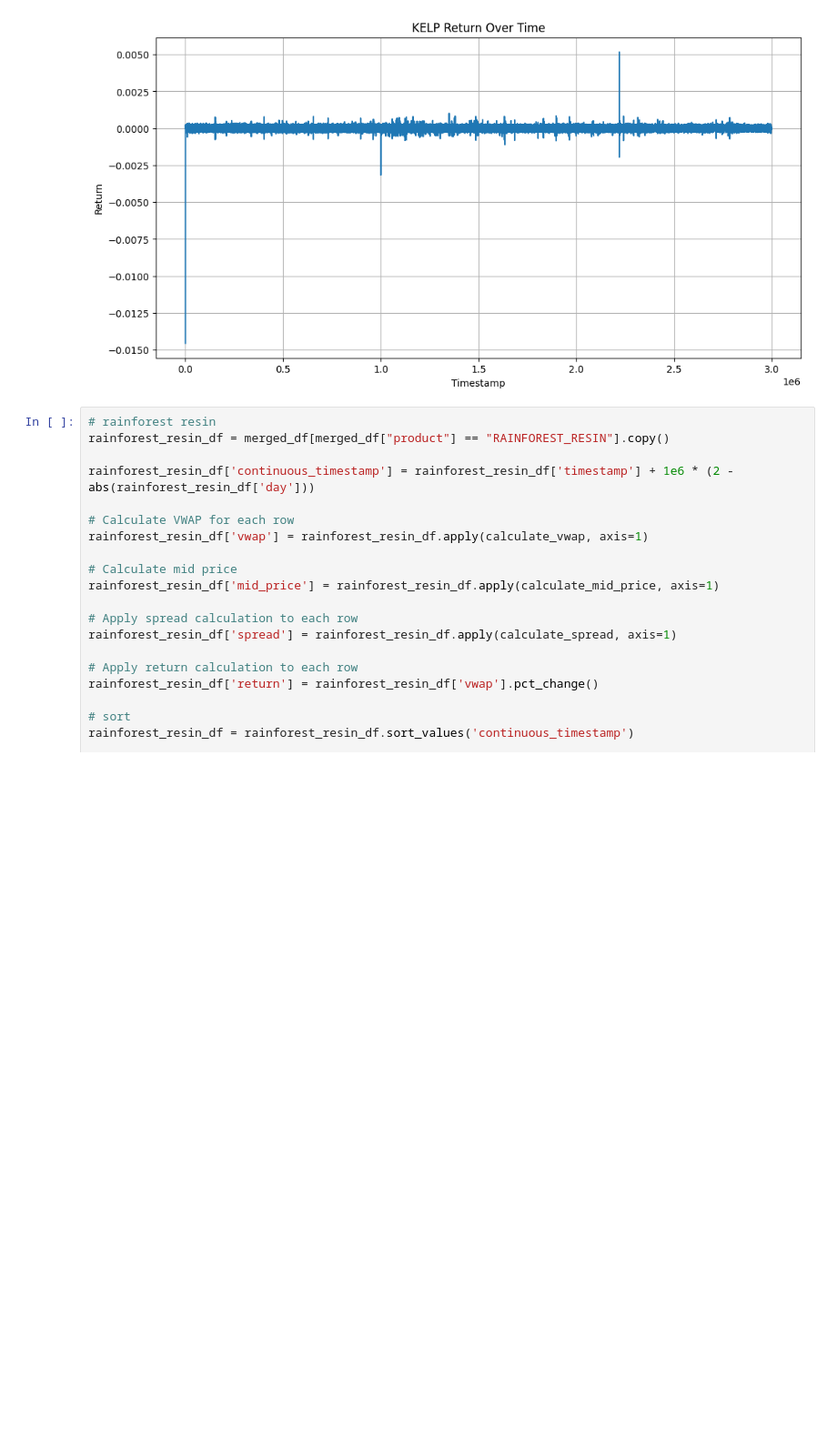
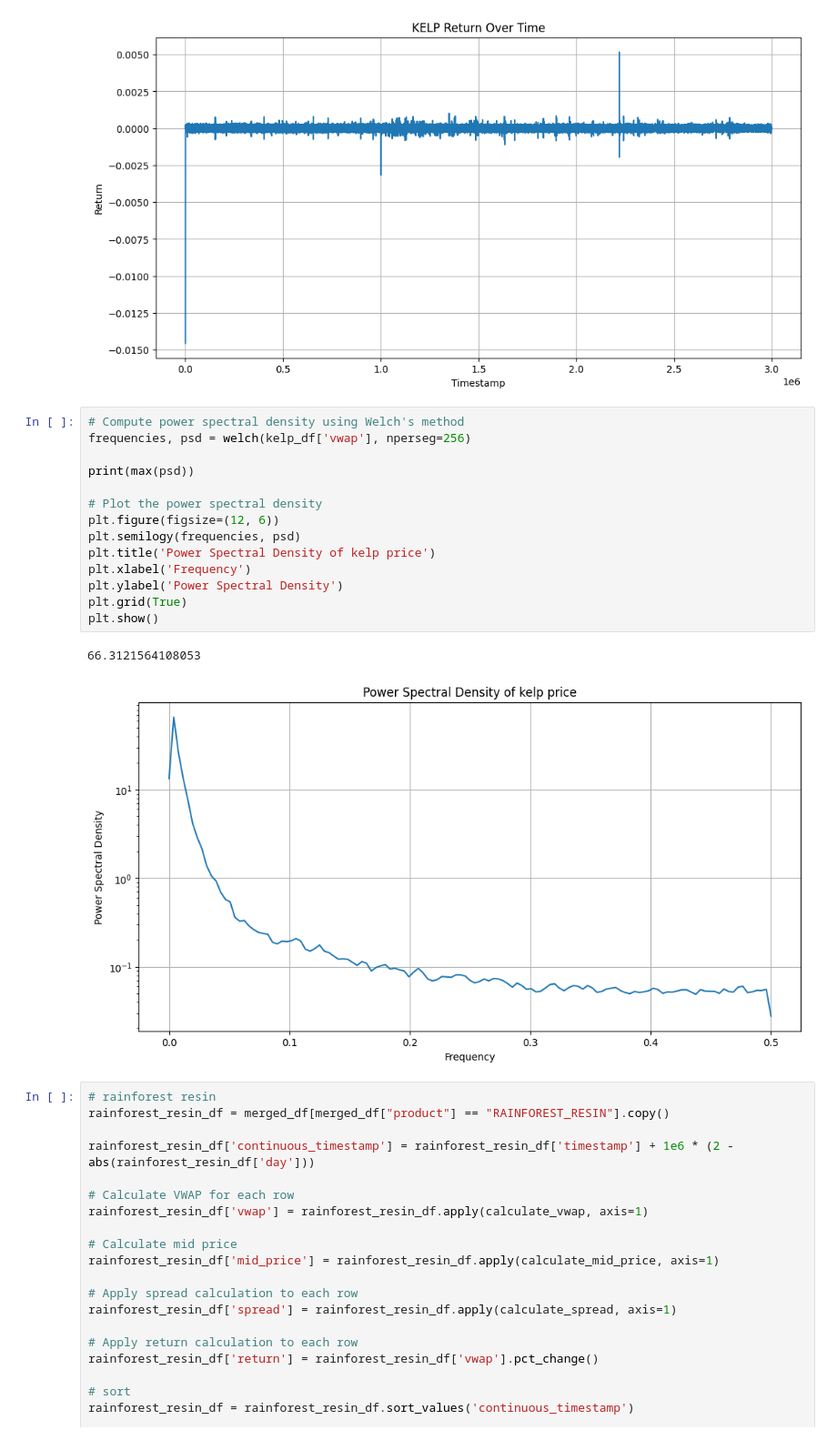
Before and after one commit to shank959/prosperity-imc25, a Jupyter notebook: rounds/round1/eda/round1_eda.ipynb, the cells around one changed output. Shown: that part at 91% size. Cells and saved outputs as stored; diff of their text form; blank space fills up the shorter version.

```diff
--- a/rounds/round1/eda/round1_eda.ipynb
+++ b/rounds/round1/eda/round1_eda.ipynb
@@ -196,6 +219,23 @@ plt.ylabel("Return")
 plt.grid(True)
 # %% [output]
 [figure]
+# %%
+# Compute power spectral density using Welch's method
+frequencies, psd = welch(kelp_df['vwap'], nperseg=256)
+
+print(max(psd))
+
+# Plot the power spectral density
+plt.figure(figsize=(12, 6))
+plt.semilogy(frequencies, psd)
+plt.title('Power Spectral Density of kelp price')
+plt.xlabel('Frequency')
+plt.ylabel('Power Spectral Density')
+plt.grid(True)
+plt.show()
+# %% [output]
+66.3121564108053
+[figure, added]
 # %%
 # rainforest resin
 rainforest_resin_df = merged_df[merged_df["product"] == "RAINFOREST_RESIN"].copy()
```
Also changed, not shown: parts of 2 cells of this notebook.
